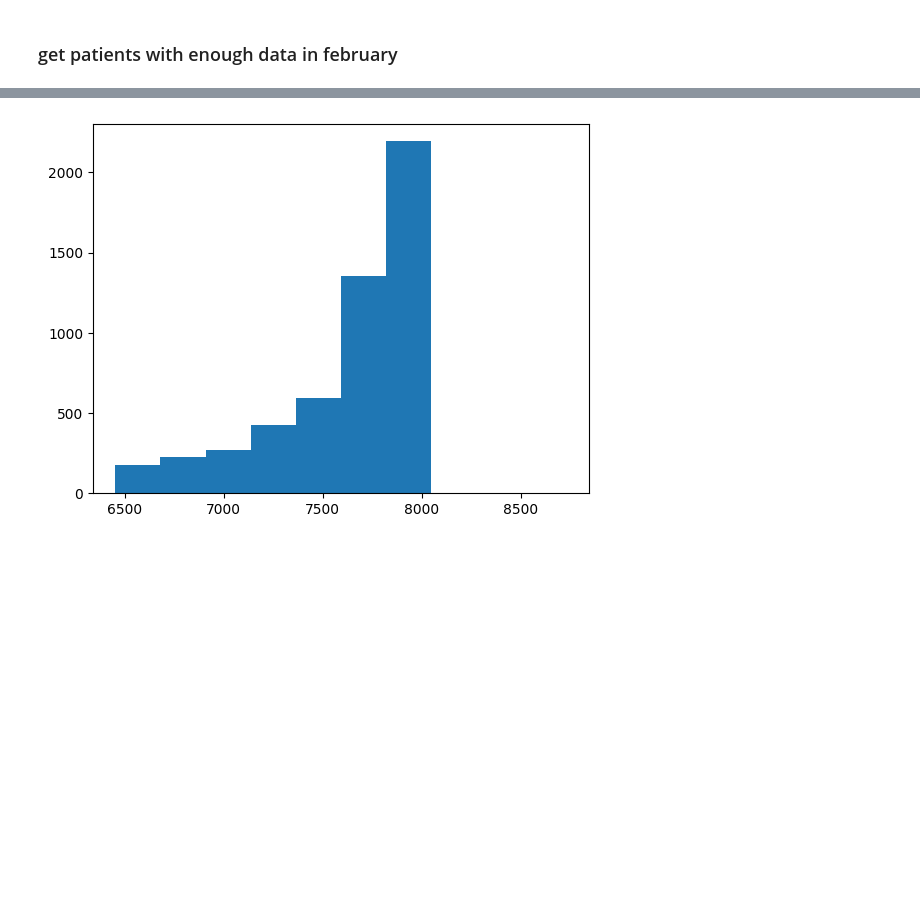
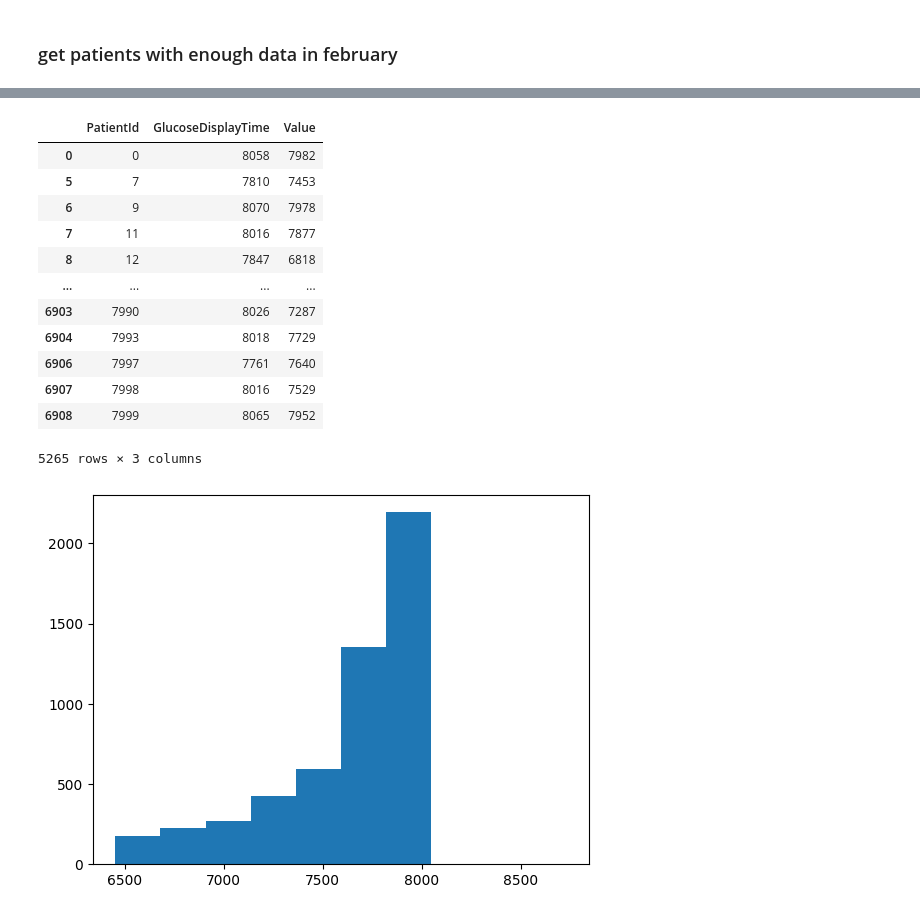
Before and after one commit to karinakanjaria/glucose-data-analysis, a Jupyter notebook: EDA/LeslieEDA2.ipynb, the cells around one changed output, grey strips where cells are left out. Cells and saved outputs as stored; diff of their text form; code cells hidden in the pictures; blank space fills up the shorter version.

```diff
--- a/EDA/LeslieEDA2.ipynb
+++ b/EDA/LeslieEDA2.ipynb
@@ -420,3 +349,21 @@ usableValues
+# %%
+minPercent = 28*(60/5)*24 * 0.80
+usableValues = usableValues[(usableValues['GlucoseDisplayTime']>=minPercent) & (usableValues['Value']>=minPercent)]
+usableValues
+# %% [output]
+|  | PatientId | GlucoseDisplayTime | Value |
+| 0 | 0 | 8058 | 7982 |
+| 5 | 7 | 7810 | 7453 |
+| 6 | 9 | 8070 | 7978 |
+| 7 | 11 | 8016 | 7877 |
+| 8 | 12 | 7847 | 6818 |
+| ... | ... | ... | ... |
+| 6903 | 7990 | 8026 | 7287 |
+| 6904 | 7993 | 8018 | 7729 |
+| 6906 | 7997 | 7761 | 7640 |
+| 6907 | 7998 | 8016 | 7529 |
+| 6908 | 7999 | 8065 | 7952 |
+5265 rows × 3 columns
 # %%
 plt.hist(usableValues['Value'], bins=10)
 plt.show()
```
Also changed, not shown: parts of 36 cells of this notebook.
